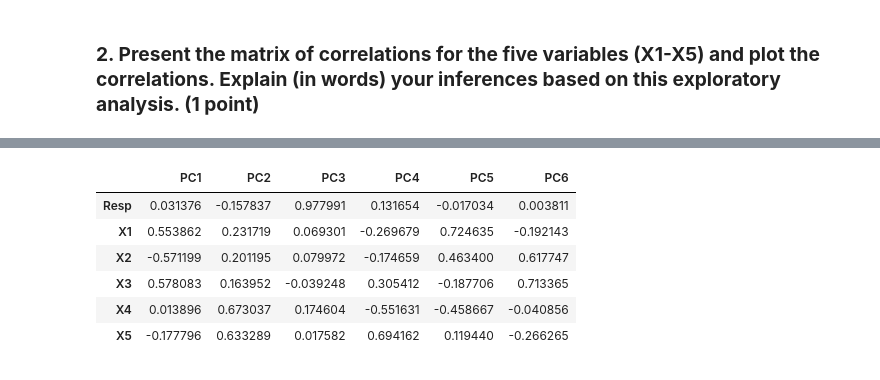
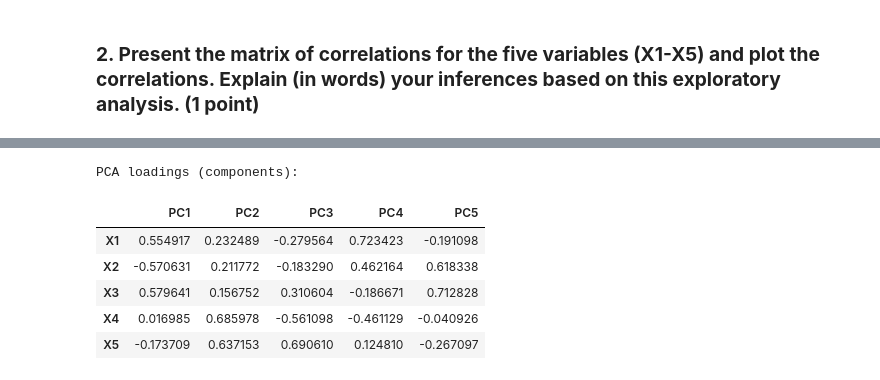
Before and after one commit to CharlotteLeBihan18/Assignment_5, a Jupyter notebook: Assignement.ipynb, the cells around one changed output, grey strips where cells are left out. Drawn from its saved outputs; the diff is of its cells as text; code cells hidden in the pictures.

```diff
--- a/Assignement.ipynb
+++ b/Assignement.ipynb
@@ -105,0 +93,22 @@ Cumulative variance ratio:
+# %%
+# five attitude variables
+att_cols = ["X1", "X2", "X3", "X4", "X5"]
+X_scaled = df_scaled[att_cols]   # df_scaled is already standardized
+
+# fit PCA and get scores
+pca = PCA()
+pca_scores = pca.fit_transform(X_scaled) # scores for each respondent
+
+# summary of eigenvalues and explained variance
+explained_var = pca.explained_variance_
+explained_ratio = pca.explained_variance_ratio_
+cum_ratio = np.cumsum(explained_ratio)
+
+pca_summary = pd.DataFrame({
+    "Eigenvalue": explained_var,
+    "Explained variance ratio": explained_ratio,
+    "Cumulative variance ratio": cum_ratio
+}, index=[f"PC{i+1}" for i in range(len(att_cols))])
+
+print("PCA summary:")
+pca_summary
@@ -106,17 +123,18 @@ Cumulative variance ratio:
 # %%
-# PCA loadings (components)
+# PCA loadings (relationship between PCs and original attributes)
 loadings = pd.DataFrame(
     pca.components_.T,
-    columns=[f"PC{i+1}" for i in range(len(df.columns))],
-    index=df.columns
+    columns=[f"PC{i+1}" for i in range(len(att_cols))],
+    index=att_cols
 )
 
+print("\nPCA loadings (components):")
 loadings
 # %% [output]
+PCA loadings (components):
-|  | PC1 | PC2 | PC3 | PC4 | PC5 | PC6 |
-| Resp | 0.031376 | -0.157837 | 0.977991 | 0.131654 | -0.017034 | 0.003811 |
-| X1 | 0.553862 | 0.231719 | 0.069301 | -0.269679 | 0.724635 | -0.192143 |
-| X2 | -0.571199 | 0.201195 | 0.079972 | -0.174659 | 0.463400 | 0.617747 |
-| X3 | 0.578083 | 0.163952 | -0.039248 | 0.305412 | -0.187706 | 0.713365 |
-| X4 | 0.013896 | 0.673037 | 0.174604 | -0.551631 | -0.458667 | -0.040856 |
-| X5 | -0.177796 | 0.633289 | 0.017582 | 0.694162 | 0.119440 | -0.266265 |
+|  | PC1 | PC2 | PC3 | PC4 | PC5 |
+| X1 | 0.554917 | 0.232489 | -0.279564 | 0.723423 | -0.191098 |
+| X2 | -0.570631 | 0.211772 | -0.183290 | 0.462164 | 0.618338 |
+| X3 | 0.579641 | 0.156752 | 0.310604 | -0.186671 | 0.712828 |
+| X4 | 0.016985 | 0.685978 | -0.561098 | -0.461129 | -0.040926 |
+| X5 | -0.173709 | 0.637153 | 0.690610 | 0.124810 | -0.267097 |
```
Also changed, not shown: parts of 13 cells of this notebook.
